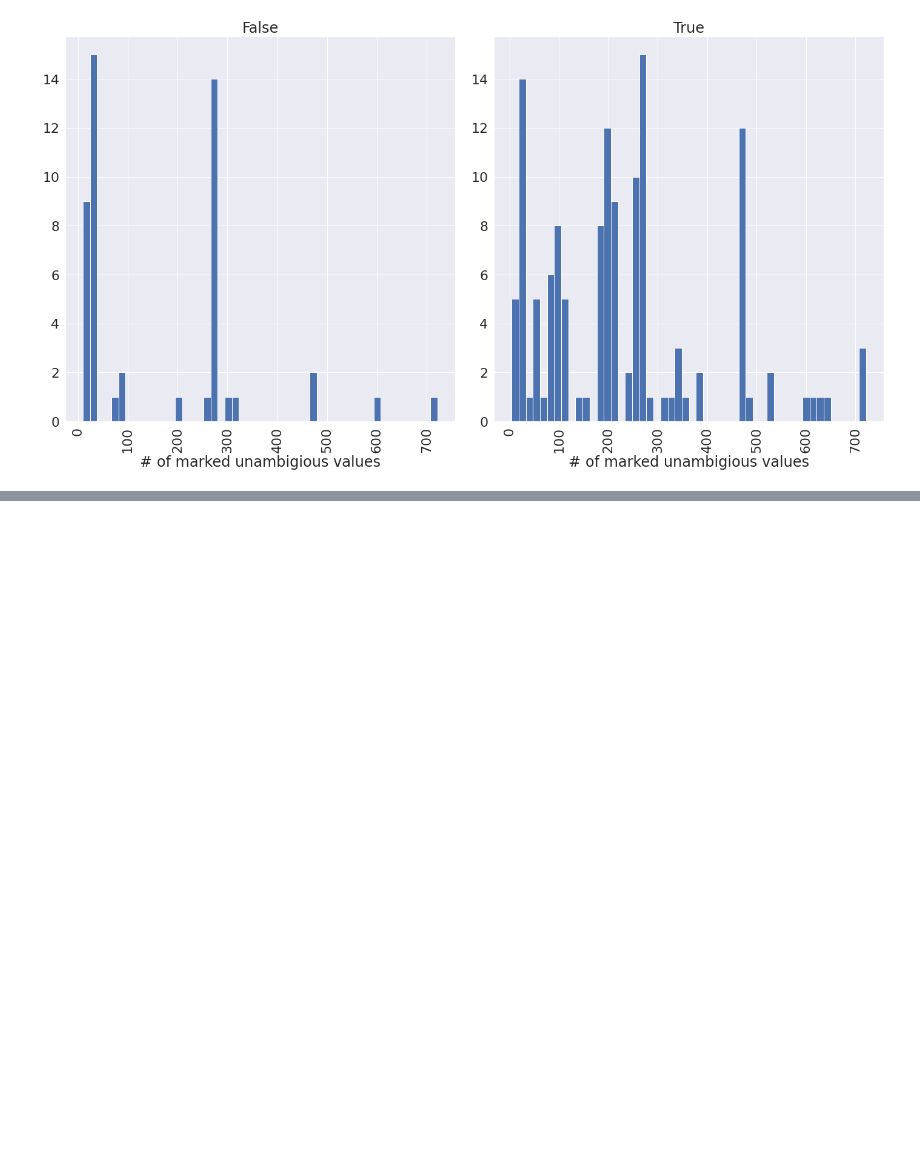
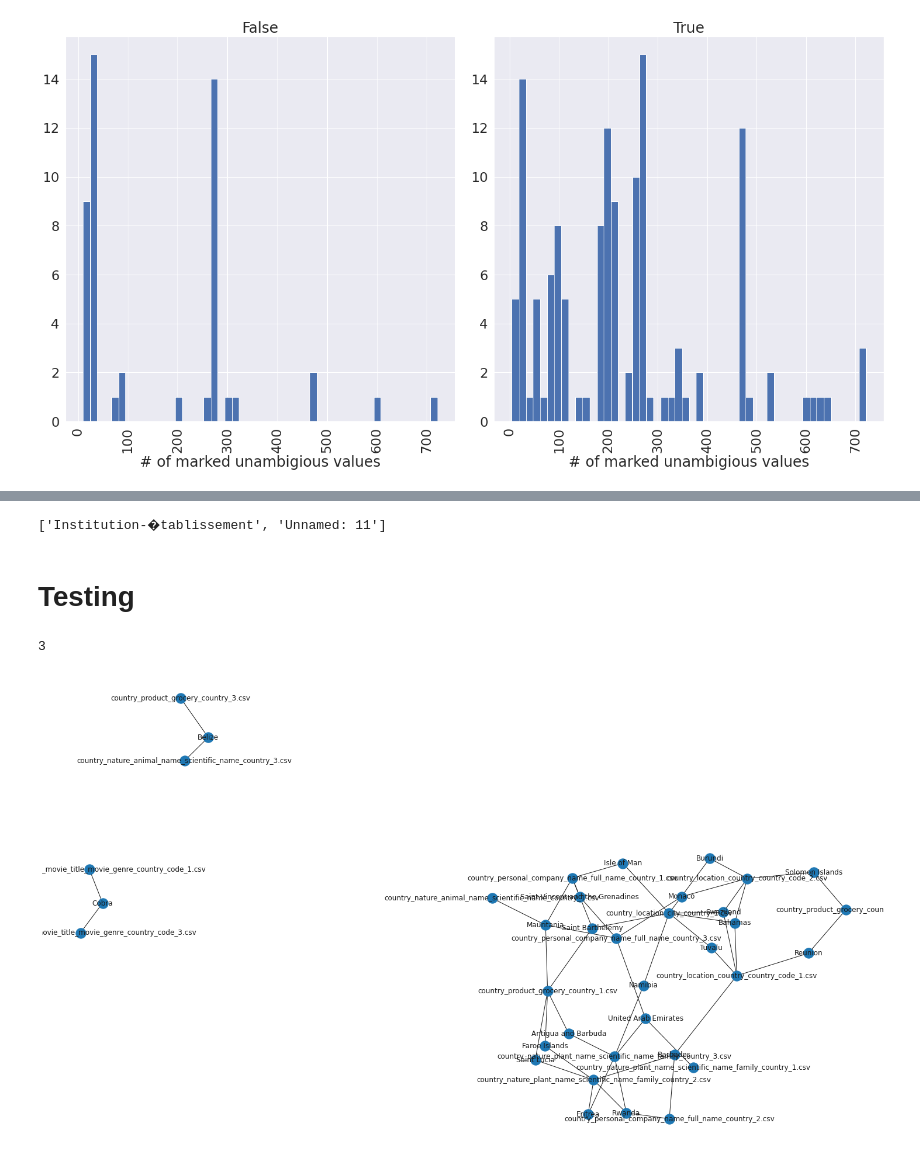
Before and after one commit to northeastern-datalab/domain_net, a Jupyter notebook: network_analysis/semantic_type_propagation.ipynb, the cells around one changed output, grey strips where cells are left out. Drawn from its saved outputs; the diff is of its cells as text; code cells hidden in the pictures; blank space fills up the shorter version.

```diff
--- a/network_analysis/semantic_type_propagation.ipynb
+++ b/network_analysis/semantic_type_propagation.ipynb
@@ -408,0 +451,13 @@ plt.savefig(df_path+'num_of_meanings/meanings_evaluation.svg')
+# %%
+df_path = 'output/TUS/'
+g_path = '../graph_construction/combined_graphs_output/TUS/bipartite/bipartite.graph'
+
+df = pd.read_pickle(df_path + 'graph_stats_with_groundtruth_df.pickle')
+G = pickle.load(open(g_path, "rb"))
+
+# Remove nodes with degree 1 from the dataframe
+df = stp.process_df(df, G)
+
+# Compute the groundtruth for the number of meanings for each homograph
+df = utils.num_meanings.get_num_meanings_groundtruth(df, G)
+df.sort_values(by='betweenness_centrality', ascending=False).head(30)
@@ -408,0 +517,6 @@ plt.savefig(df_path+'num_of_meanings/meanings_evaluation.svg')
+# %%
+utils.graph_helpers.get_cell_node_column_names(G, 'Manitoba Hydro')
+# %% [output]
+['Institution-�tablissement', 'Unnamed: 11']
+# %% [markdown]
+# Testing
@@ -408,0 +532,42 @@ plt.savefig(df_path+'num_of_meanings/meanings_evaluation.svg')
+# %%
+df_path = 'output/synthetic_example_large/'
+g_path = '../graph_construction/combined_graphs_output/synthetic_benchmark_large/bipartite/bipartite.graph'
+
+df = pd.read_pickle(df_path + 'graph_stats_df.pickle')
+G = pickle.load(open(g_path, "rb"))
+# %%
+marked_UV = [
+    "Antigua and Barbuda",
+    "Bahamas",
+    "Barbados",
+    "Belize",
+    "Burundi",
+    "Cobra",
+    "Eritrea",
+    "Faroe Islands",
+    "Isle of Man",
+    "Mauritania",
+    "Monaco",
+    "Namibia",
+    "Reunion",
+    "Rwanda",
+    "Saint Barthelemy",
+    "Saint Lucia",
+    "Saint Vincent and the Grenadines",
+    "Solomon Islands",
+    "Swaziland",
+    "Tuvalu",
+    "United Arab Emirates"
+]
+
+# attribute nodes of all the marked_UV
+attrs = set()
+for val in marked_UV:
+    attrs |= set(utils.graph_helpers.get_attribute_of_instance(G, val))
+
+sub_G = G.subgraph(marked_UV + list(attrs)).copy()
+print(nx.algorithms.components.number_connected_components(sub_G))
+nx.draw(sub_G, with_labels=True)
+# %% [output]
+3
+[figure, added]
```
Also changed, not shown: parts of 18 cells of this notebook, 2 other files.
